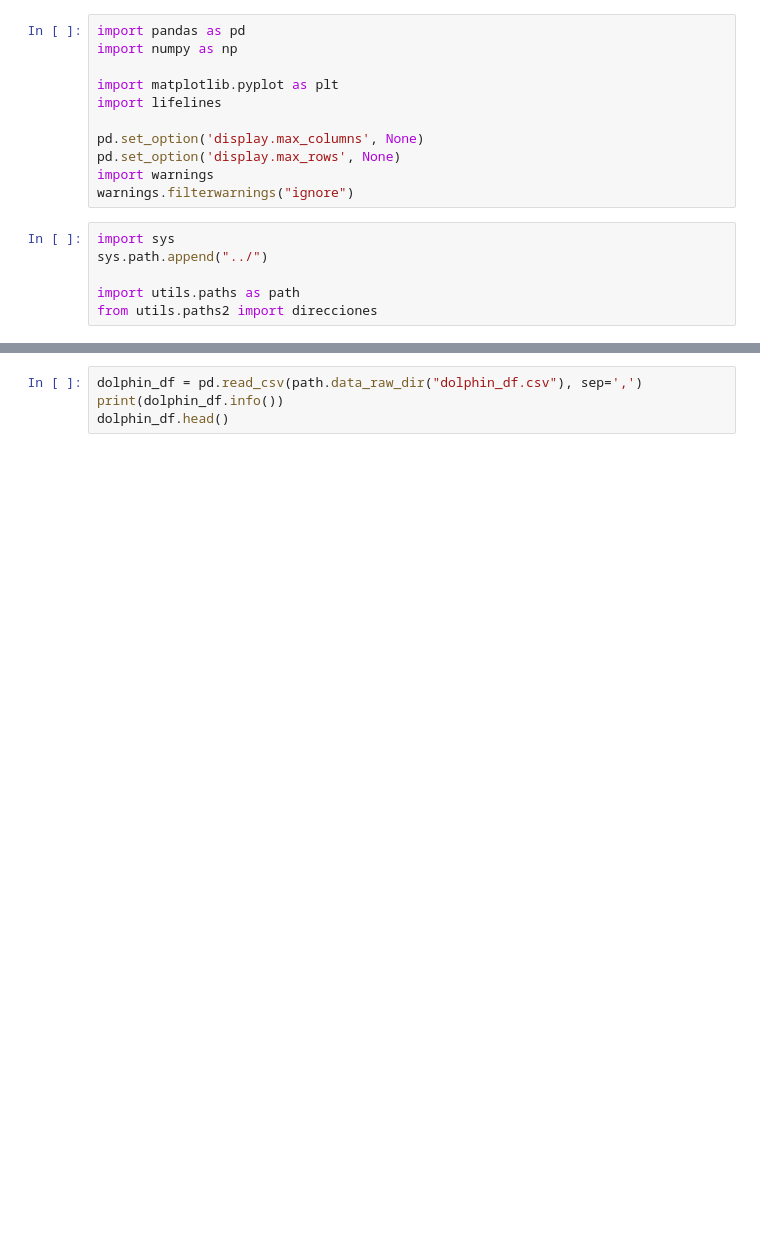
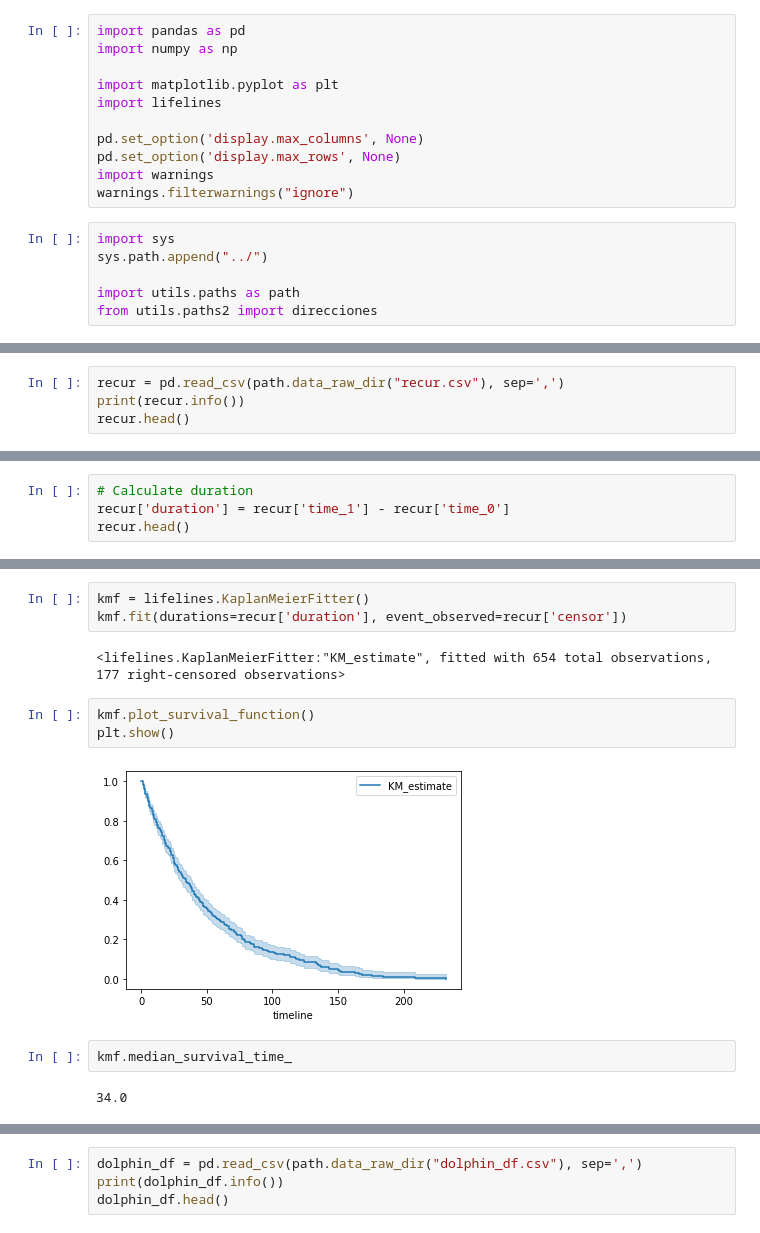
Before and after one commit to oecorrechag/survival-analysis, a Jupyter notebook: notebooks/0.2.0 Survival Curve Estimation.ipynb, the cells around one changed output, grey strips where cells are left out. Cells and saved outputs as stored; diff of their text form; blank space fills up the shorter version.

Commit message:
curve estivation

```diff
--- a/notebooks/0.2.0 Survival Curve Estimation.ipynb
+++ b/notebooks/0.2.0 Survival Curve Estimation.ipynb
@@ -32,0 +90,4 @@ from utils.paths2 import direcciones
+# %%
+recur = pd.read_csv(path.data_raw_dir("recur.csv"), sep=',')
+print(recur.info())
+recur.head()
@@ -32,0 +113,4 @@ from utils.paths2 import direcciones
+# %%
+# Calculate duration
+recur['duration'] = recur['time_1'] - recur['time_0']
+recur.head()
@@ -32,0 +124,14 @@ from utils.paths2 import direcciones
+# %%
+kmf = lifelines.KaplanMeierFitter()
+kmf.fit(durations=recur['duration'], event_observed=recur['censor'])
+# %% [output]
+<lifelines.KaplanMeierFitter:"KM_estimate", fitted with 654 total observations, 177 right-censored observations>
+# %%
+kmf.plot_survival_function()
+plt.show()
+# %% [output]
+[figure, added]
+# %%
+kmf.median_survival_time_
+# %% [output]
+34.0
```
Also changed, not shown: parts of 19 cells of this notebook.
